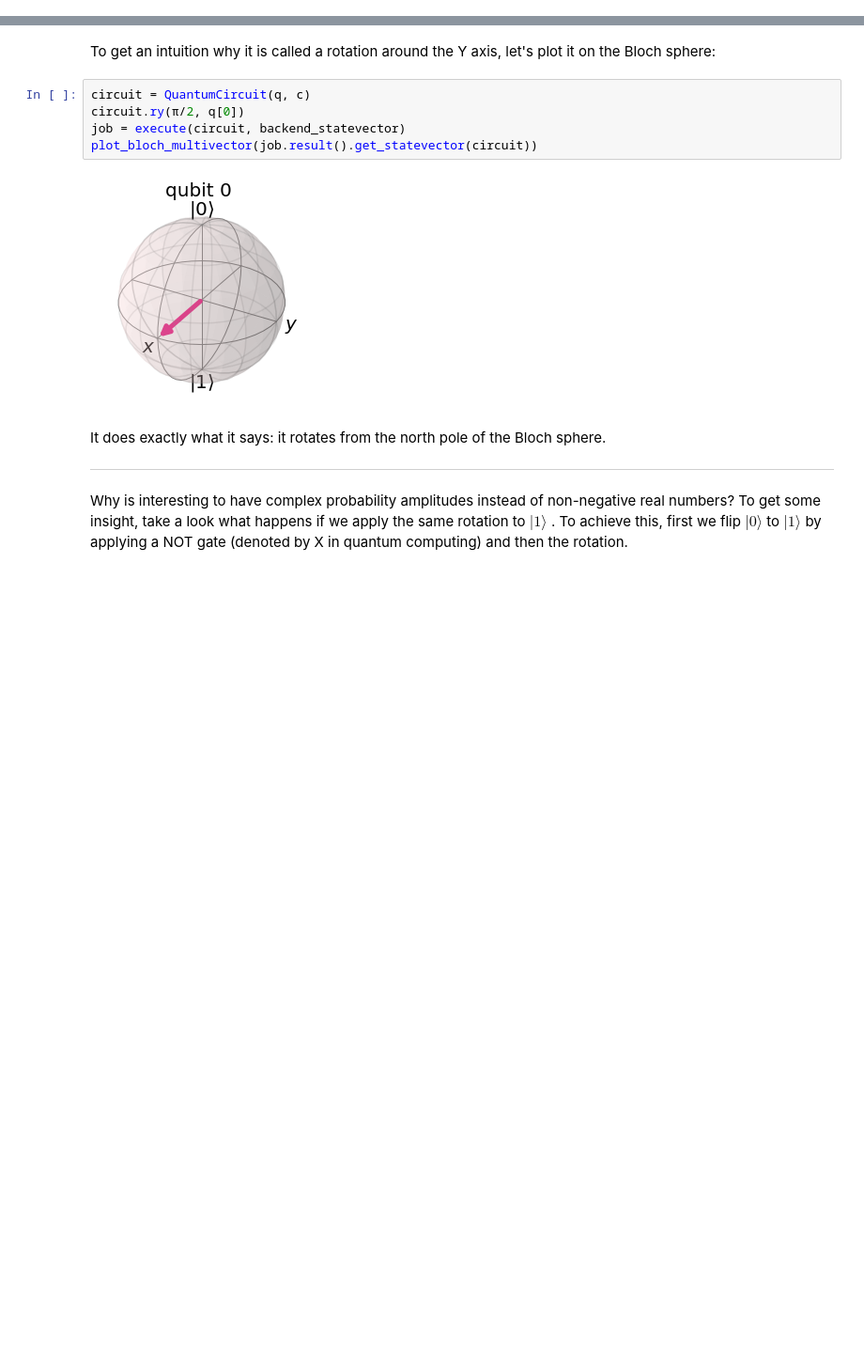
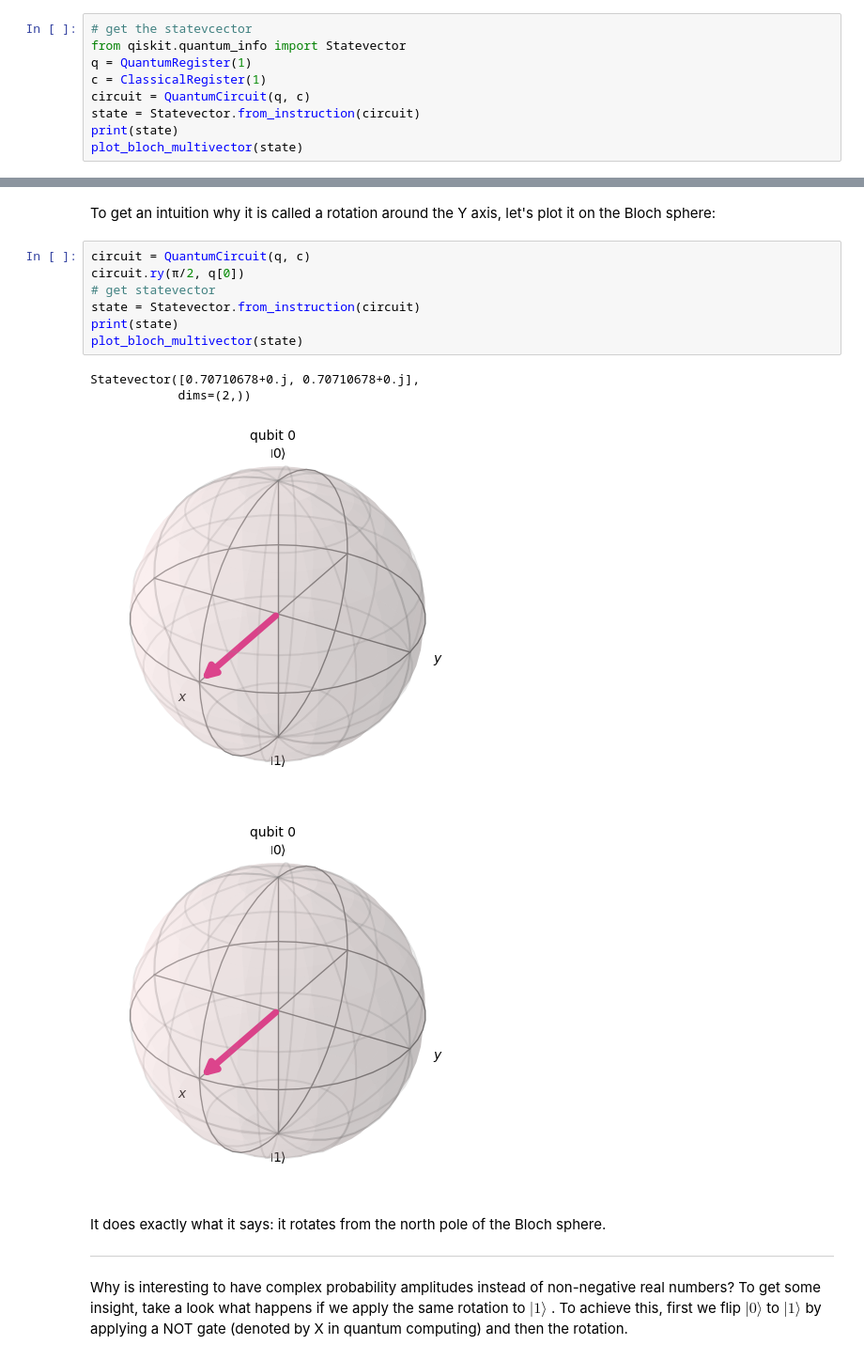
Before and after one commit to MonitSharma/Learn-Quantum-Machine-Learning, a Jupyter notebook: Classical_and_Quantum_Probabilities.ipynb, the cells around one changed output, grey strips where cells are left out. Shown at 94% size. Cells and saved outputs as stored; diff of their text form; blank space fills up the shorter version.

Commit message:
Updated to Qiskit 1.0.2

```diff
--- a/Classical_and_Quantum_Probabilities.ipynb
+++ b/Classical_and_Quantum_Probabilities.ipynb
@@ -290,0 +265,9 @@ plot_bloch_multivector(job.result().get_statevector(circuit))
+# %%
+# get the statevcector
+from qiskit.quantum_info import Statevector
+q = QuantumRegister(1)
+c = ClassicalRegister(1)
+circuit = QuantumCircuit(q, c)
+state = Statevector.from_instruction(circuit)
+print(state)
+plot_bloch_multivector(state)
@@ -314,10 +311,15 @@ To get an intuition why it is called a rotation around the Y axis, let's plot it
 # %%
 circuit = QuantumCircuit(q, c)
 circuit.ry(π/2, q[0])
-job = execute(circuit, backend_statevector)
-plot_bloch_multivector(job.result().get_statevector(circuit))
+# get statevector
+state = Statevector.from_instruction(circuit)
+print(state)
+plot_bloch_multivector(state)
 # %% [output]
+Statevector([0.70710678+0.j, 0.70710678+0.j],
+            dims=(2,))
-[figure, old version]
+[figure, new version]
+[figure, added]
 # %% [markdown]
 It does exactly what it says: it rotates from the north pole of the Bloch sphere.
 
```
Also changed, not shown: parts of 18 cells of this notebook, 10 other files.
